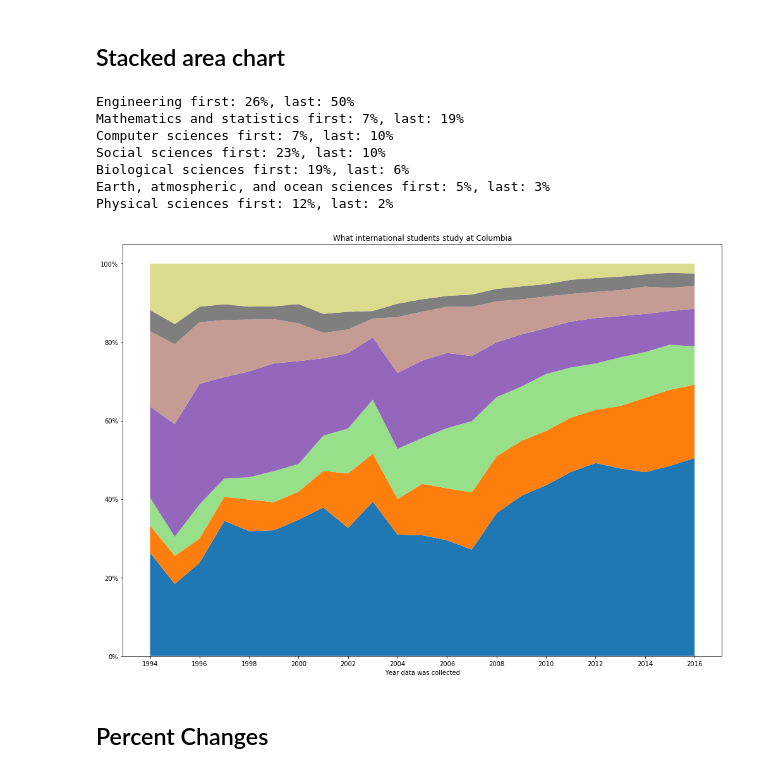
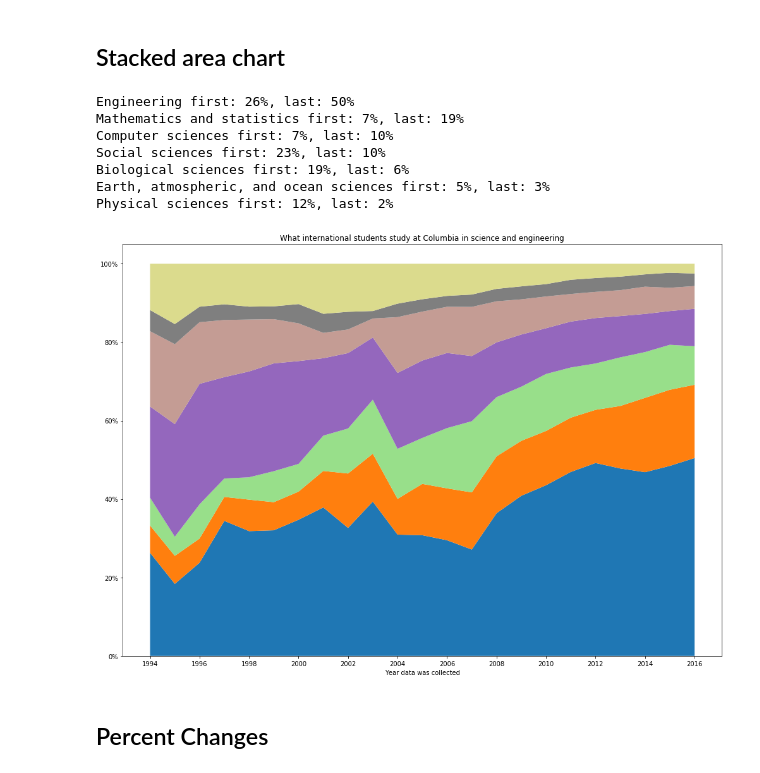
Before and after one commit to graphicsdesk/international-students, a Jupyter notebook: notebooks/gss-broad-distribution.ipynb, the cells around one changed output. Saved outputs shown, nothing was run; the diff lists cells and outputs as text; code cells hidden in the pictures.

```diff
--- a/notebooks/gss-broad-distribution.ipynb
+++ b/notebooks/gss-broad-distribution.ipynb
@@ -76,35 +76,35 @@ for i, f in enumerate(sortedFields):
         counts.append(c / yearTotals[y])
     stacks.append(counts)
     print(f, 'first: {:,.0%}, last: {:,.0%}'.format(counts[0], counts[-1]))
     colors.append(cm.tab20(i / len(sortedFields)))
 
 ax = plt.subplot(111)
 plt.stackplot(years, stacks, labels=sortedFields, colors=colors, linewidth=0)
 
 # Make y values percentages
 vals = ax.get_yticks()
 ax.set_yticklabels(['{:,.0%}'.format(x) for x in vals])
 
 # Make legend on right side of graph
 # box = ax.get_position()
 # ax.set_position([box.x0, box.y0, box.width * 0.8, box.height])
 # ax.legend(loc='center left', bbox_to_anchor=(1, 0.5))
 
 plt.xlabel('Year data was collected')
 plt.xticks(np.arange(min(years), max(years) + 1, 2))
-plt.title('What international students study at Columbia')
+plt.title('What international students study at Columbia in science and engineering')
 
 plt.tight_layout()
 plt.savefig('stacked_broads.pdf', transparent=True)
 # %% [output]
 Engineering first: 26%, last: 50%
 Mathematics and statistics first: 7%, last: 19%
 Computer sciences first: 7%, last: 10%
 Social sciences first: 23%, last: 10%
 Biological sciences first: 19%, last: 6%
 Earth, atmospheric, and ocean sciences first: 5%, last: 3%
 Physical sciences first: 12%, last: 2%
-[figure, old version]
+[figure, new version]
 # %% [markdown]
 ## Percent Changes
 # %%
```
Also changed, not shown: 2 other files.
